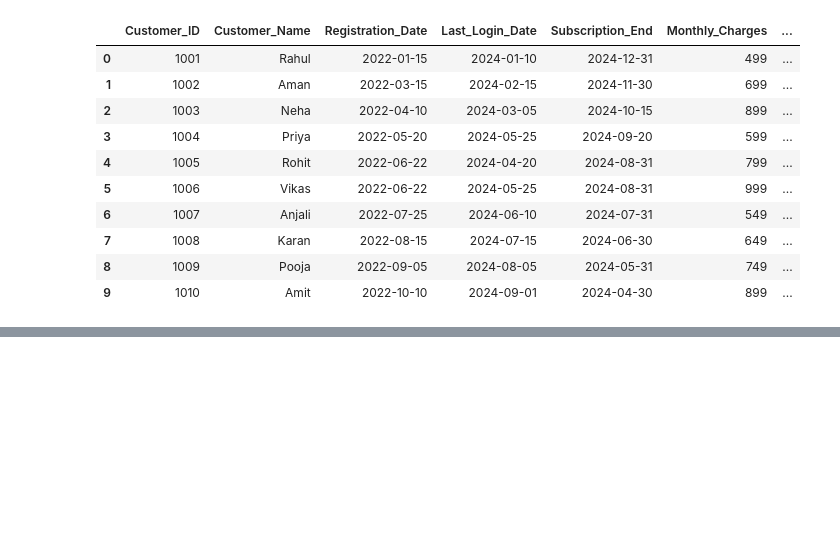
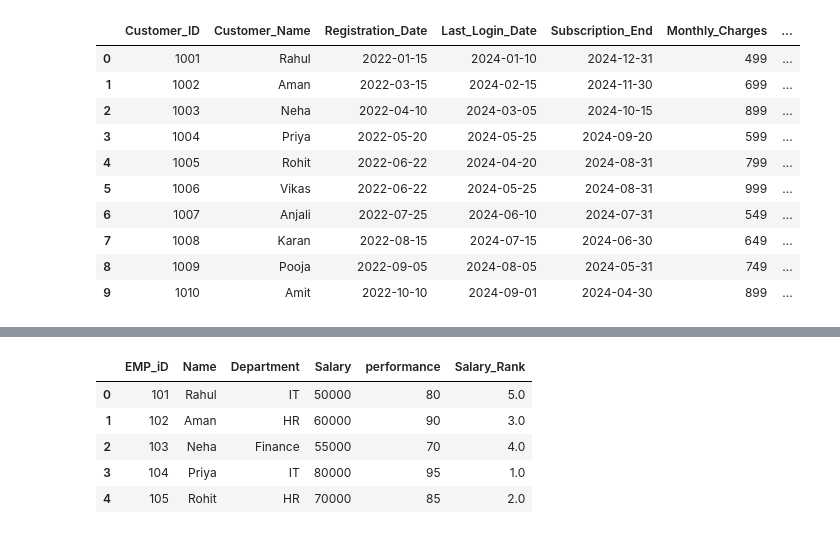
Before and after one commit to ghosh-vishnu/Python_Evening-AI-ML-5-30-PM, a Jupyter notebook: pandas.ipynb, the cells around one changed output, grey strips where cells are left out. Cells and saved outputs as stored; diff of their text form; code cells hidden in the pictures; blank space fills up the shorter version.

```diff
--- a/pandas.ipynb
+++ b/pandas.ipynb
@@ -1680,0 +1840,9 @@ telecome.rename(columns={
+# %%
+df
+# %% [output]
+|  | EMP_iD | Name | Department | Salary | performance | Salary_Rank |
+| 0 | 101 | Rahul | IT | 50000 | 80 | 5.0 |
+| 1 | 102 | Aman | HR | 60000 | 90 | 3.0 |
+| 2 | 103 | Neha | Finance | 55000 | 70 | 4.0 |
+| 3 | 104 | Priya | IT | 80000 | 95 | 1.0 |
+| 4 | 105 | Rohit | HR | 70000 | 85 | 2.0 |
```
Also changed, not shown: parts of 49 cells of this notebook.
